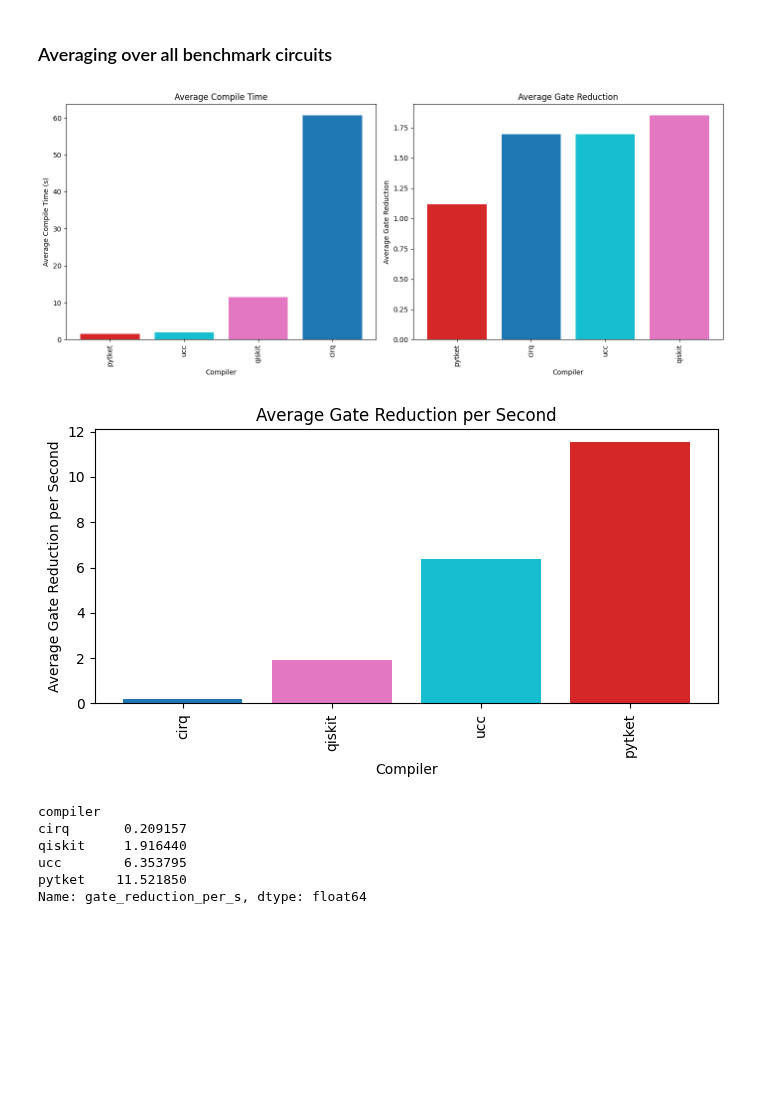
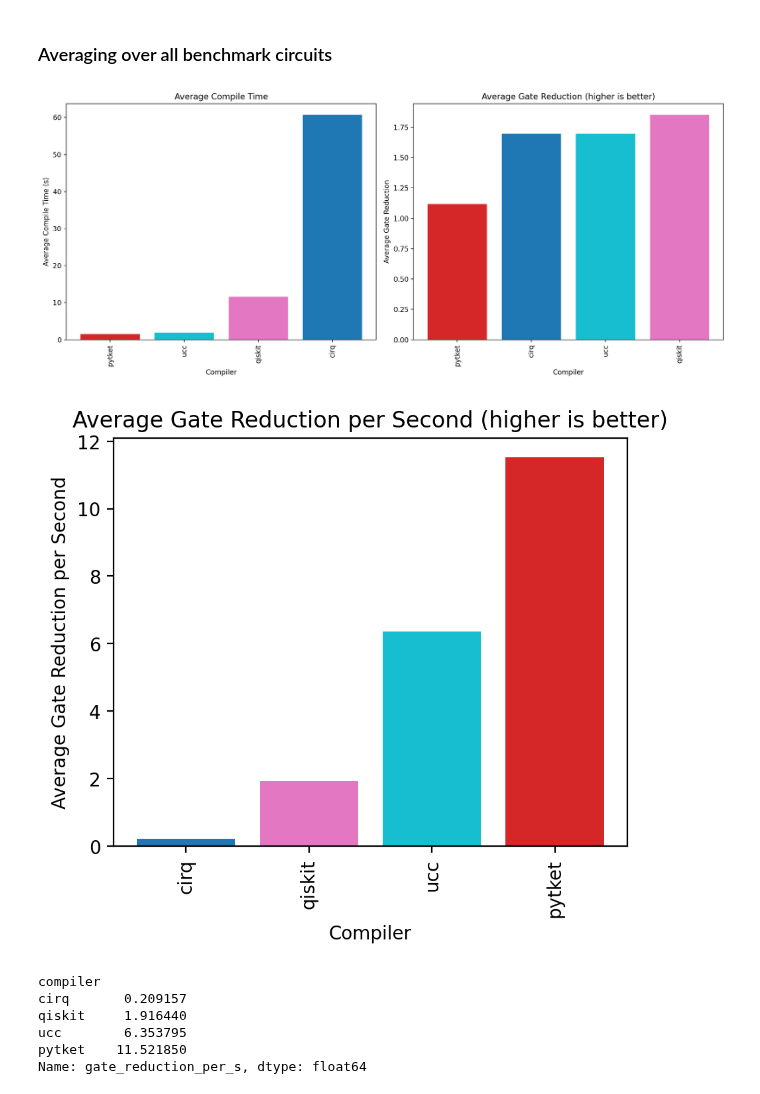
Before and after one commit to xs-es/ucc, a Jupyter notebook: benchmarks/ucc_benchmarks.ipynb, the cells around one changed output. Drawn from its saved outputs; the diff is of its cells as text; code cells hidden in the pictures; blank space fills up the shorter version.

Commit message:
Increase resolution on plot text

```diff
--- a/benchmarks/ucc_benchmarks.ipynb
+++ b/benchmarks/ucc_benchmarks.ipynb
@@ -227,6 +227,10 @@ df = pd.concat(dataframes, ignore_index=True)
 df['circuit_name'] = df['circuit_name'].apply(lambda x: x.split('/')[-1].split('_N')[0])
 # %%
 import matplotlib.pyplot as plt
+import matplotlib as mpl
+
+# Set the default DPI for all figures
+mpl.rcParams['figure.dpi'] = 200
 
 # Create a 1x2 subplot grid
 fig, ax = plt.subplots(1, 2, figsize=(18, 7))
@@ -284,7 +288,6 @@ plt.show()
 # %% [markdown]
 ### Averaging over all benchmark circuits
 # %%
-import matplotlib.pyplot as plt
 import numpy as np
 
 # Create a figure with 2 subplots: Average Gate Reduction and Average Compile Time
@@ -305,7 +308,7 @@ avg_gate_reduction = df.groupby("compiler")["reduction_factor"].mean().sort_valu
 
 ax[1].bar(avg_gate_reduction.index, avg_gate_reduction.values,
           color=[color_map[compiler] for compiler in avg_gate_reduction.index])
-ax[1].set_title("Average Gate Reduction")
+ax[1].set_title("Average Gate Reduction (higher is better)")
 ax[1].set_xlabel("Compiler")
 ax[1].set_ylabel("Average Gate Reduction")
 ax[1].tick_params(axis='x', rotation=90)
@@ -314,28 +317,28 @@ ax[1].tick_params(axis='x', rotation=90)
 plt.tight_layout()
 plt.show()
 # %% [output]
-[figure, old version]
+[figure, new version]
 # %%
 # Create a separate figure for average gate reduction per second
-fig, ax = plt.subplots(figsize=(7, 4))  # Adjust size to be smaller
+fig, ax = plt.subplots(figsize=(5, 4))  # Adjust size to be smaller
 
 # Calculate average gate reduction per second across all circuits
 avg_gate_reduction_per_s = df.groupby("compiler")["gate_reduction_per_s"].mean().sort_values()
 
 # Plot Average Gate Reduction per Second
 ax.bar(avg_gate_reduction_per_s.index, avg_gate_reduction_per_s.values,
        color=[color_map[compiler] for compiler in avg_gate_reduction_per_s.index])
 
-ax.set_title("Average Gate Reduction per Second")
+ax.set_title("Average Gate Reduction per Second (higher is better)")
 ax.set_xlabel("Compiler")
 ax.set_ylabel("Average Gate Reduction per Second")
 ax.tick_params(axis='x', rotation=90)
 
 # Show the second figure
 plt.tight_layout()
 plt.show()
 # %% [output]
-[figure, old version]
+[figure, new version]
 # %%
 print(avg_gate_reduction_per_s)
 # %% [output]
```
